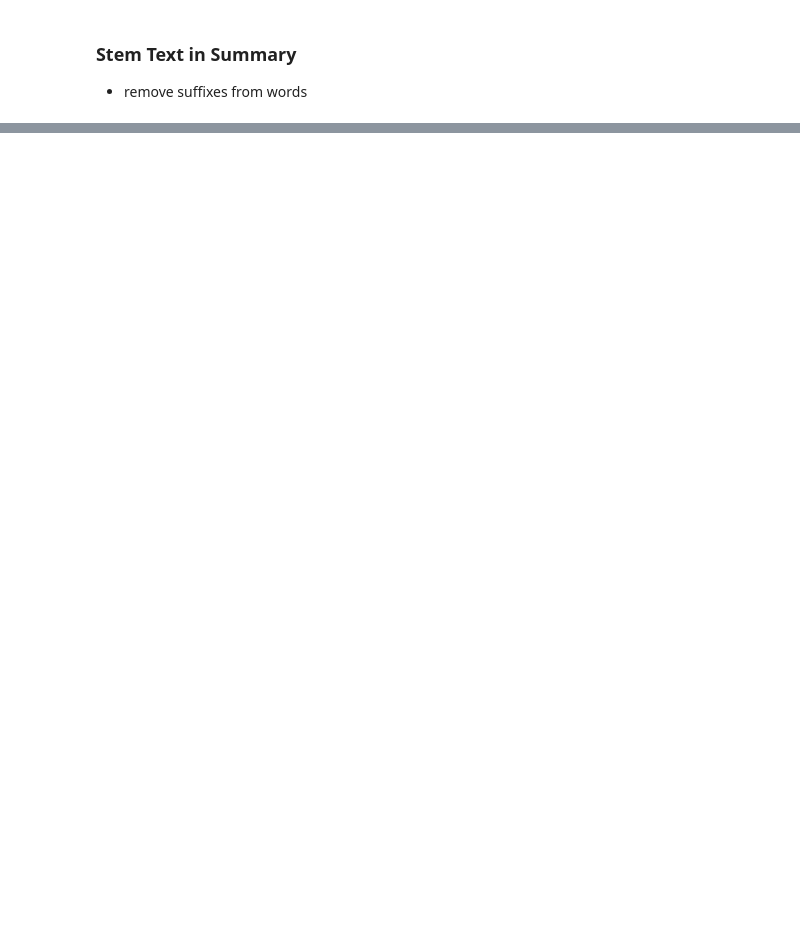
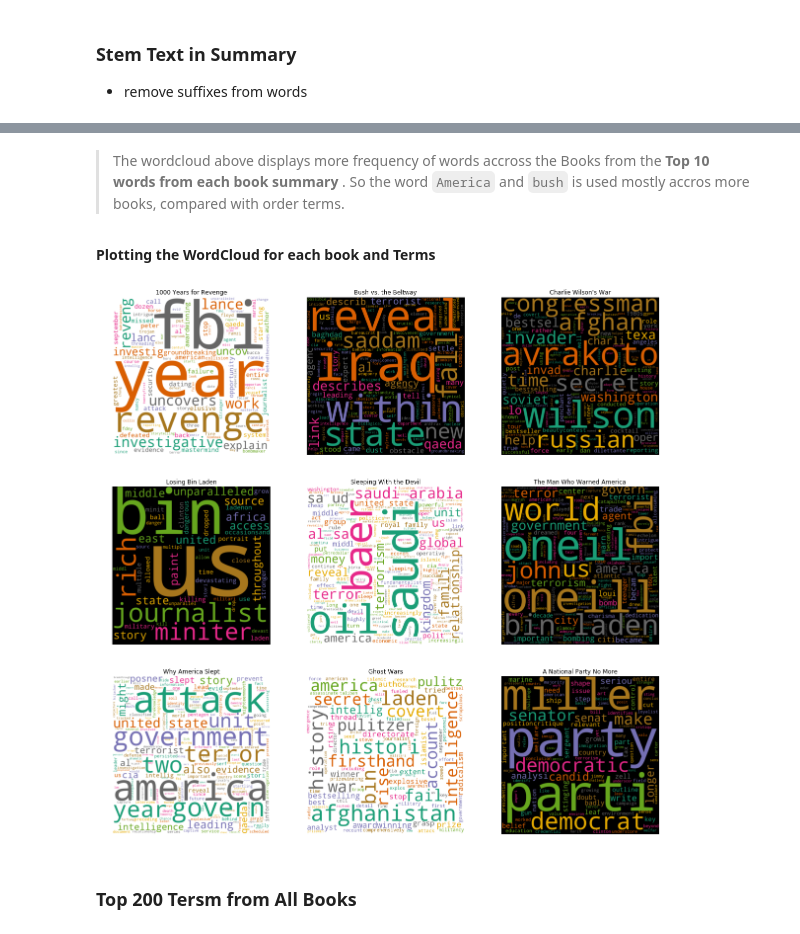
Before and after one commit to Rajwantmishra/620Group, a Jupyter notebook: Final Project-14-17July/Final_Project.ipynb, the cells around one changed output, grey strips where cells are left out. Saved outputs shown, nothing was run; the diff lists cells and outputs as text; code cells hidden in the pictures; blank space fills up the shorter version.

```diff
--- a/Final Project-14-17July/Final_Project.ipynb
+++ b/Final Project-14-17July/Final_Project.ipynb
@@ -317,0 +468,4 @@ book_summary_df.head()
+# %%
+data = pd.read_pickle('Data_dtm.pkl')
+# %%
+data = data.transpose() # creating Term Document Matrix
@@ -317,0 +489,12 @@ book_summary_df.head()
+# %%
+
+term = count_vect.get_feature_names()
+count = Data_counts_Vect.toarray().sum(axis=0)
+book_data_tfdf = pd.DataFrame({'Terms': term,'Count':count })
+book_data_tfdf = book_data_tfdf[book_data_tfdf.Terms!=""]
+book_data_tfdf.head()
+# To calculate the Relative Frequency - frequency of word divided by total word count
+total_count = book_data_tfdf['Count'].sum()
+book_data_tfdf['Rel_Freq'] = book_data_tfdf['Count']/ total_count
+book_data_tfdf.sort_values(by=['Count'],ascending=False,inplace=True)
+book_data_tfdf.head(10)
@@ -317,0 +636,42 @@ book_summary_df.head()
+# %% [markdown]
+>The wordcloud above displays more frequency of words accross the Books from the **Top 10 words from each book summary** . So the word `America` and `bush` is used mostly accros more books, compared with order terms.
+# %% [markdown]
+**Plotting the WordCloud for each book and Terms**
+# %%
+# Book name list for use in graph below
+book_name = book_summary_df.Label.tolist()
+# Set plot size
+plot.rcParams['figure.figsize']=[20,20]
+for index, book in enumerate(data.columns[:9]):
+    if book_summary_df.value[index] == 'n':
+        wc = WordCloud(width = 800, height = 800, colormap="Dark2",
+                background_color ='white',
+                stopwords = stopword,
+                min_font_size = 10)
+    elif book_summary_df.value[index] == 'c':
+        wc = WordCloud(width = 800, height = 800, colormap="Dark2",
+                background_color ='black',
+                stopwords = stopword,
+                min_font_size = 10)
+    else:
+        wc = WordCloud(width = 800, height = 800, colormap="Dark2",
+        background_color ='red',
+        stopwords = stopword,
+        min_font_size = 10)
+
+    wc.generate(book_summary_df.summary_final[index])
+    # plot the WordCloud image
+    cmap = plot.cm.get_cmap("winter")
+    cmap.set_under("magenta")
+    cmap.set_over("yellow")
+
+    plot.subplot(3, 3, index+1)
+    plot.imshow(wc,interpolation="bilinear")
+    plot.axis("off")
+    plot.set_cmap('jet')
+    plot.title(book_name[index])
+plot.show()
+# %% [output]
+[figure, added]
+# %% [markdown]
+### Top 200 Tersm from All Books
```
Also changed, not shown: parts of 31 cells of this notebook, 3 other files.
